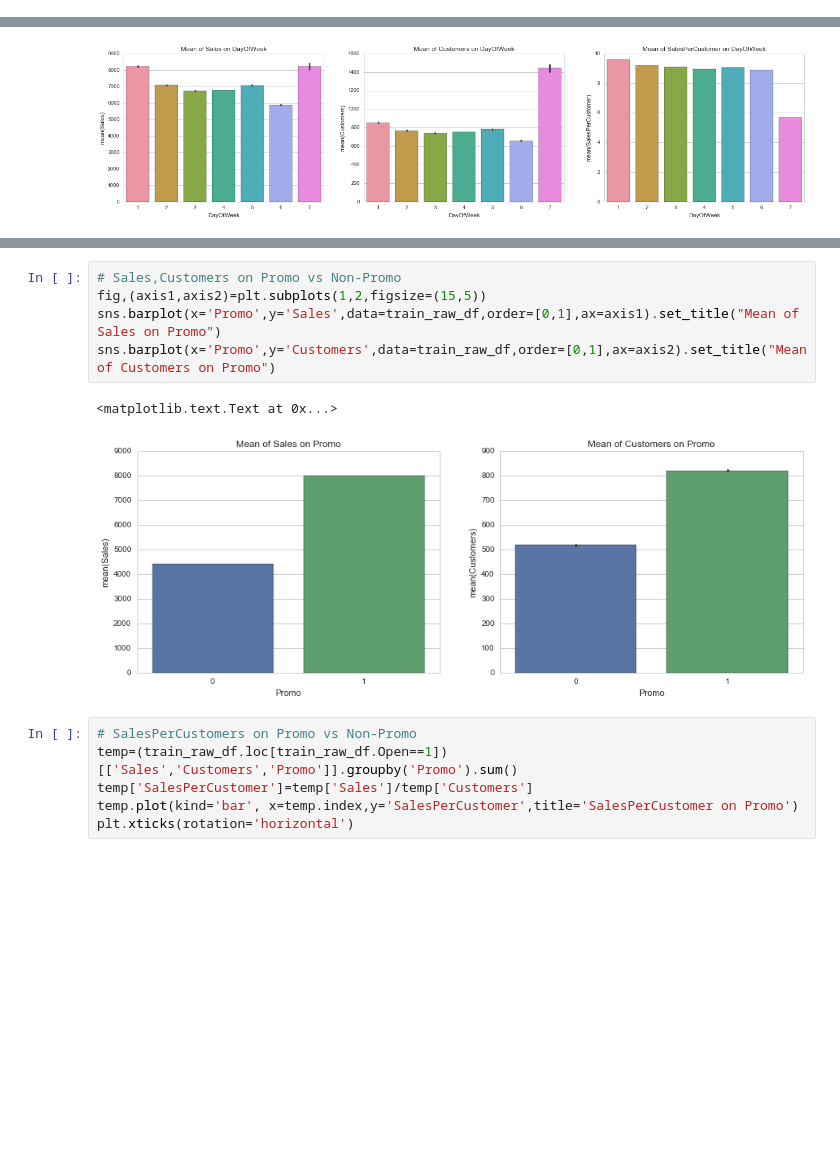
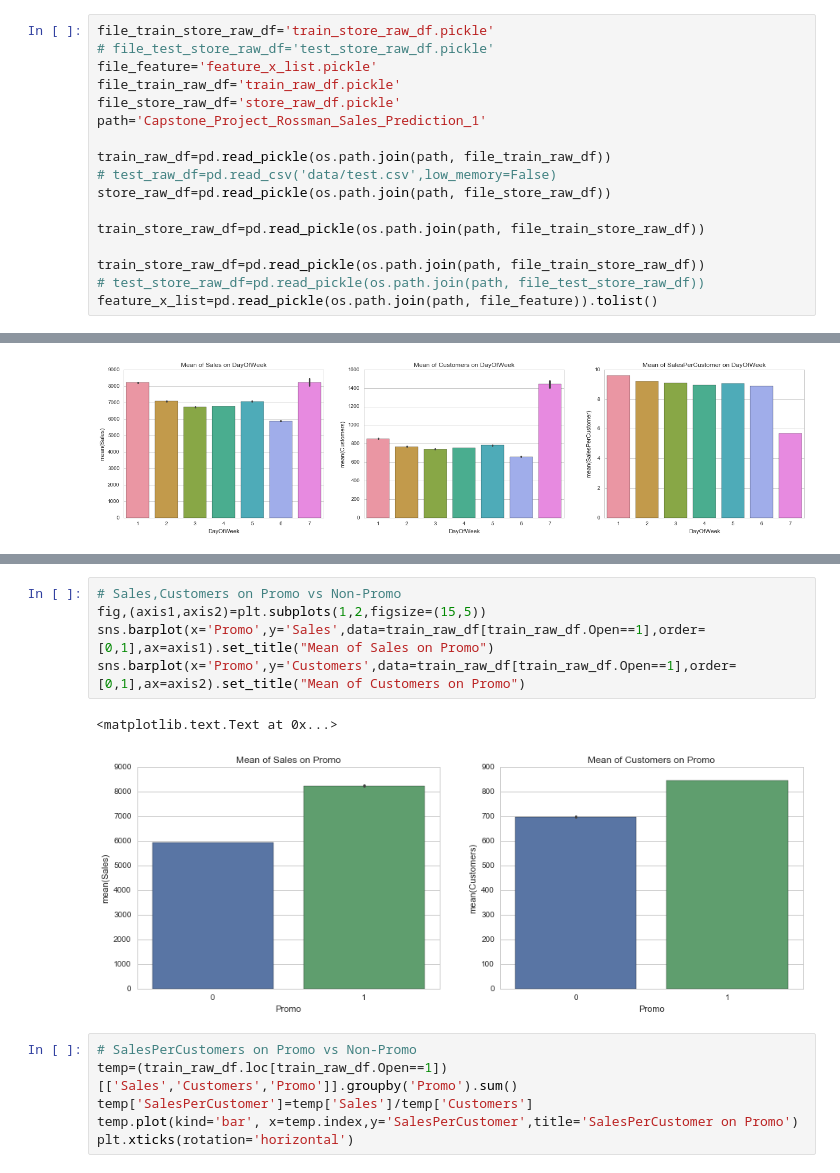
Before and after one commit to apmfifty/capstone, a Jupyter notebook: Rossmann_Store_Sales/Capstone_Project_Rossman_Sales_Prediction_1.ipynb, the cells around one changed output, grey strips where cells are left out. Cells and saved outputs as stored; diff of their text form; blank space fills up the shorter version.

Commit message:
Rossmann Sales(1st): report+ jupyter notebook

```diff
--- a/Rossmann_Store_Sales/Capstone_Project_Rossman_Sales_Prediction_1.ipynb
+++ b/Rossmann_Store_Sales/Capstone_Project_Rossman_Sales_Prediction_1.ipynb
@@ -472 +571,18 @@ feature_x_list=pd.read_pickle(os.path.join(path, file_feature)).tolist()
+# %%
+file_train_store_raw_df='train_store_raw_df.pickle'
+# file_test_store_raw_df='test_store_raw_df.pickle'
+file_feature='feature_x_list.pickle'
+file_train_raw_df='train_raw_df.pickle'
+file_store_raw_df='store_raw_df.pickle'
+path='Capstone_Project_Rossman_Sales_Prediction_1'
+
+train_raw_df=pd.read_pickle(os.path.join(path, file_train_raw_df))
+# test_raw_df=pd.read_csv('data/test.csv',low_memory=False)
+store_raw_df=pd.read_pickle(os.path.join(path, file_store_raw_df))
+
+train_store_raw_df=pd.read_pickle(os.path.join(path, file_train_store_raw_df))
+
+train_store_raw_df=pd.read_pickle(os.path.join(path, file_train_store_raw_df))
+# test_store_raw_df=pd.read_pickle(os.path.join(path, file_test_store_raw_df))
+feature_x_list=pd.read_pickle(os.path.join(path, file_feature)).tolist()
 # %% [markdown]
@@ -499,11 +628,11 @@ sns.barplot(x=temp.index,y='SalesPerCustomer',data=temp,order=[1,2,3,4,5,6,7],ax
 # %%
 # Sales,Customers on Promo vs Non-Promo
 fig,(axis1,axis2)=plt.subplots(1,2,figsize=(15,5))
-sns.barplot(x='Promo',y='Sales',data=train_raw_df,order=[0,1],ax=axis1).set_title("Mean of Sales on Promo")
-sns.barplot(x='Promo',y='Customers',data=train_raw_df,order=[0,1],ax=axis2).set_title("Mean of Customers on Promo")
+sns.barplot(x='Promo',y='Sales',data=train_raw_df[train_raw_df.Open==1],order=[0,1],ax=axis1).set_title("Mean of Sales on Promo")
+sns.barplot(x='Promo',y='Customers',data=train_raw_df[train_raw_df.Open==1],order=[0,1],ax=axis2).set_title("Mean of Customers on Promo")
 # %% [output]
 <matplotlib.text.Text at 0x...>
-[figure, old version]
+[figure, new version]
 # %%
 # SalesPerCustomers on Promo vs Non-Promo
 temp=(train_raw_df.loc[train_raw_df.Open==1])[['Sales','Customers','Promo']].groupby('Promo').sum()
```
Also changed, not shown: parts of 154 cells of this notebook, 14 other files.
